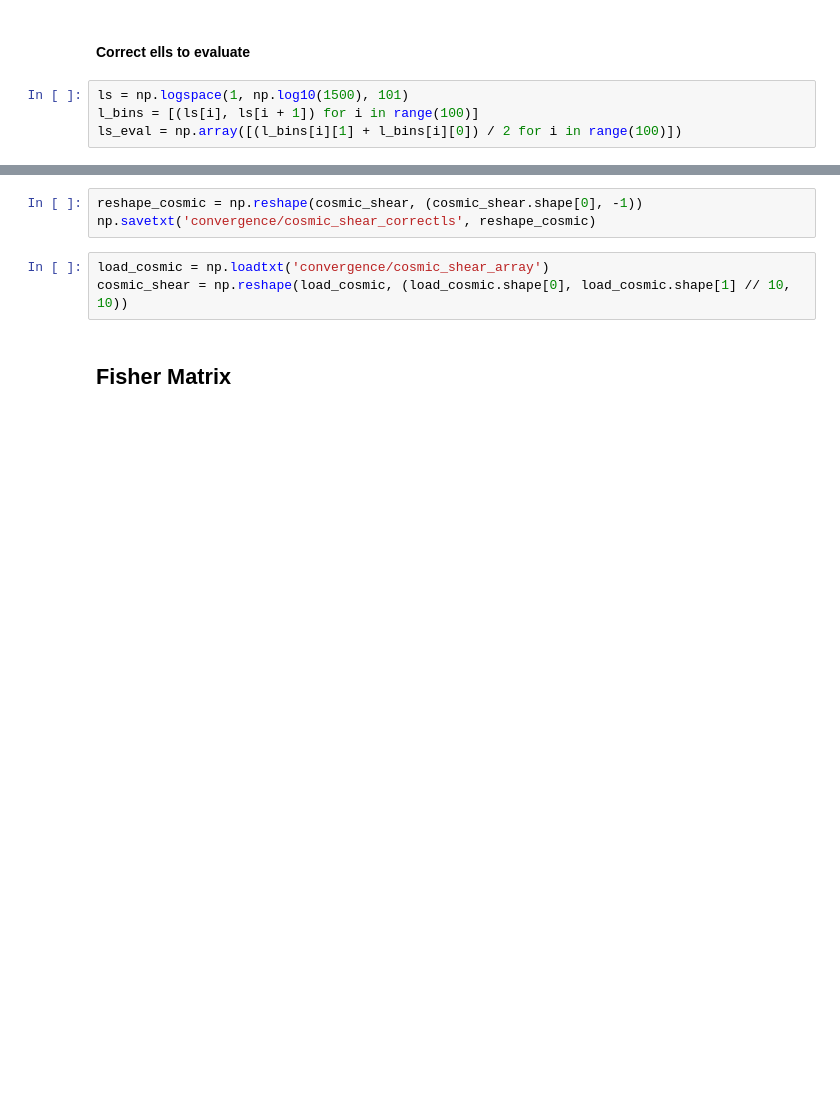
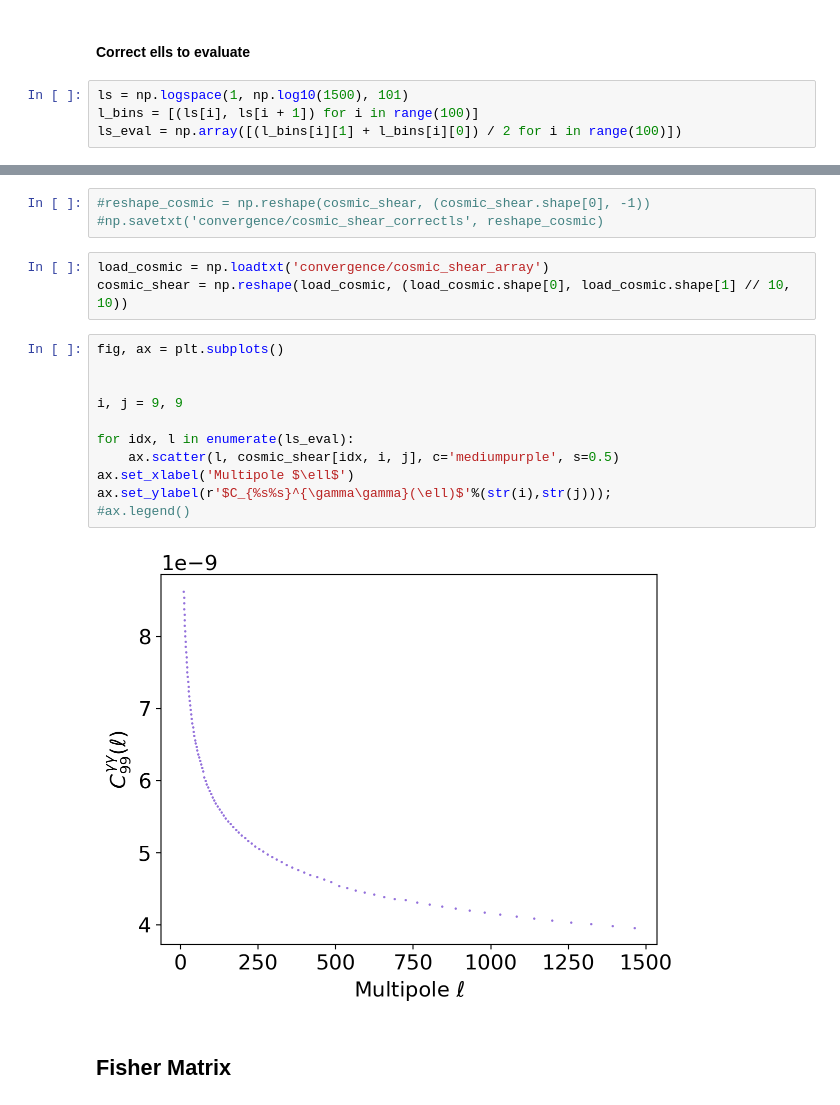
Before and after one commit to vPedreros/dfi-summer-2023, a Jupyter notebook: summer_nb.ipynb, the cells around one changed output, grey strips where cells are left out. Drawn from its saved outputs; the diff is of its cells as text; blank space fills up the shorter version.

```diff
--- a/summer_nb.ipynb
+++ b/summer_nb.ipynb
@@ -392,9 +409,22 @@ ell: 41.717886
 # %%
-reshape_cosmic = np.reshape(cosmic_shear, (cosmic_shear.shape[0], -1))
-np.savetxt('convergence/cosmic_shear_correctls', reshape_cosmic)
+#reshape_cosmic = np.reshape(cosmic_shear, (cosmic_shear.shape[0], -1))
+#np.savetxt('convergence/cosmic_shear_correctls', reshape_cosmic)
 # %%
 load_cosmic = np.loadtxt('convergence/cosmic_shear_array')
 cosmic_shear = np.reshape(load_cosmic, (load_cosmic.shape[0], load_cosmic.shape[1] // 10, 10))
+# %%
+fig, ax = plt.subplots()
+
+
+i, j = 9, 9
+
+for idx, l in enumerate(ls_eval):
+    ax.scatter(l, cosmic_shear[idx, i, j], c='mediumpurple', s=0.5)
+ax.set_xlabel('Multipole $\ell$')
+ax.set_ylabel(r'$C_{%s%s}^{\gamma\gamma}(\ell)$'%(str(i),str(j)));
+#ax.legend()
+# %% [output]
+[figure, added]
 # %% [markdown]
 ## Fisher Matrix
 # %% [markdown]
```
Also changed, not shown: parts of 18 cells of this notebook.
